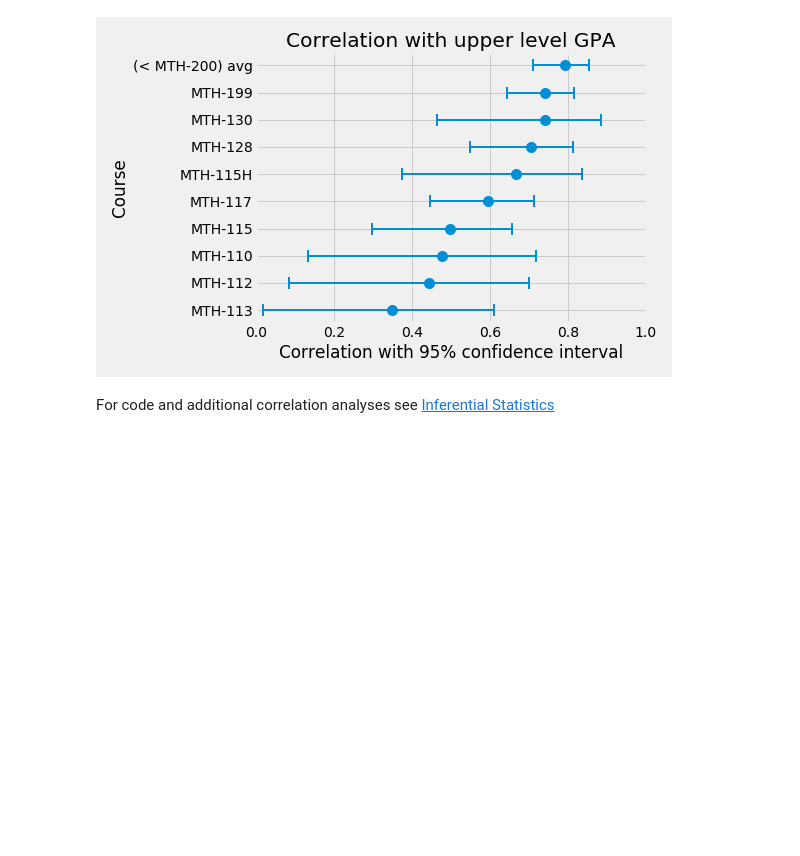
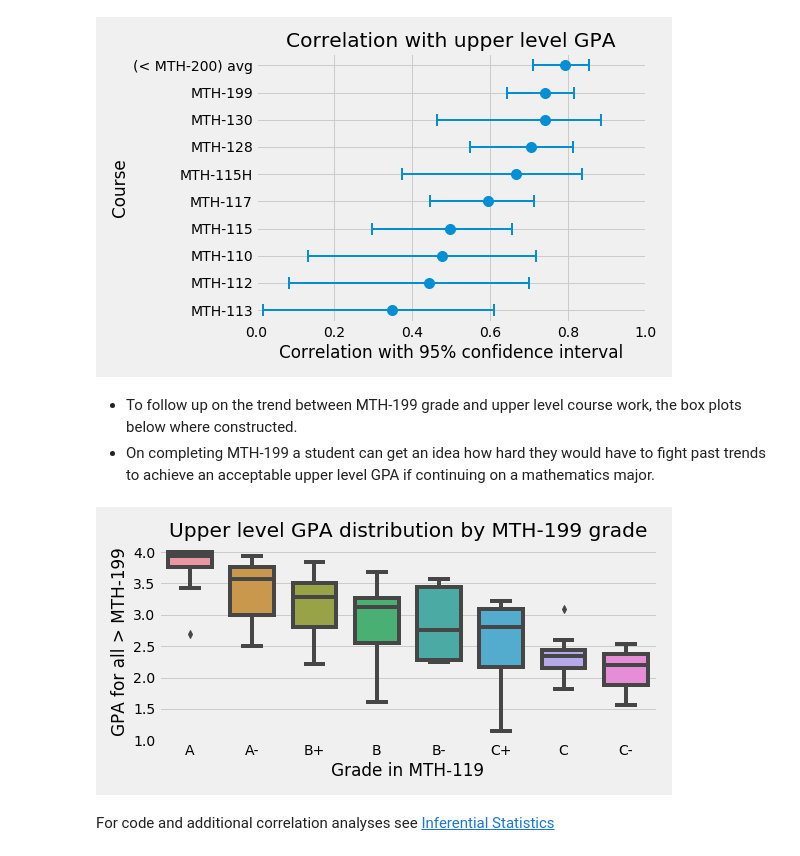
Before and after one commit to pmgasper/union_students, a Jupyter notebook: nb01_overview.ipynb, the cells around one changed output. Saved outputs shown, nothing was run; the diff lists cells and outputs as text; code cells hidden in the pictures; blank space fills up the shorter version.

Commit message:
Added MTH-199 vs upper level GPA box plot

```diff
--- a/nb01_overview.ipynb
+++ b/nb01_overview.ipynb
@@ -176,6 +176,13 @@ For code and additional group comparisons see [Inferential Statistics](nb04_hypo
 display(Image('images/upper_level_correlations.png'))
 # %% [output]
 [figure]
+# %% [markdown]
+* To follow up on the trend between MTH-199 grade and upper level course work, the box plots below where constructed.
+* On completing MTH-199 a student can get an idea how hard they would have to fight past trends to achieve an acceptable upper level GPA if continuing on a mathematics major.
+# %%
+display(Image('images/MTH199_vs_upperlevel.png'))
+# %% [output]
+[figure, added]
 # %% [markdown]
 For code and additional correlation analyses see [Inferential Statistics](nb04_hypothesis_testing.ipynb)
 # %% [markdown]
```
Also changed, not shown: 1 other file.
